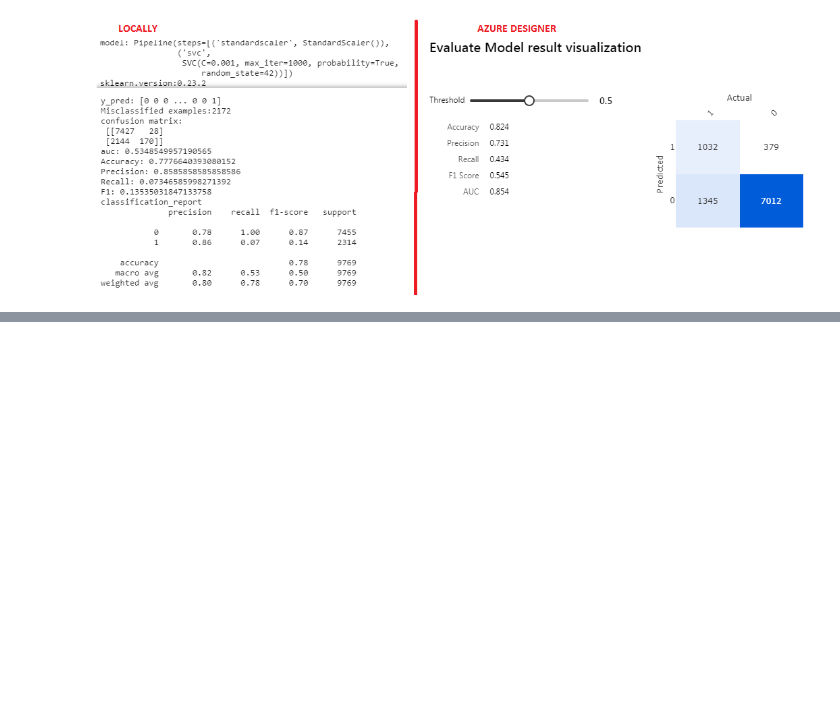
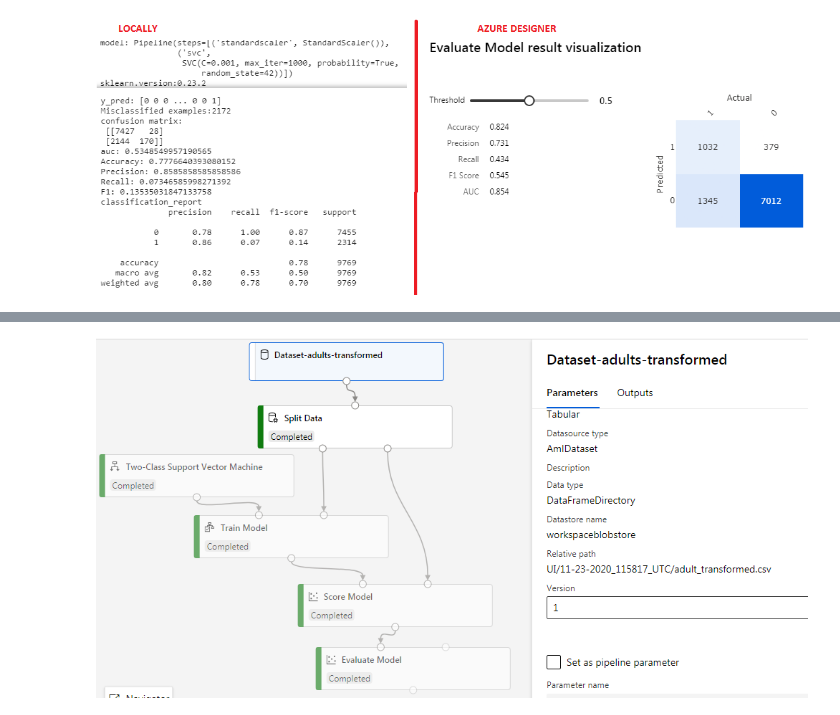
Before and after one commit to habtamu/adversarial-robustness-toolbox, a Jupyter notebook: notebooks/Exp-2_train_adult_SVC_locally.ipynb, the cells around one changed output, grey strips where cells are left out. Drawn from its saved outputs; the diff is of its cells as text; code cells hidden in the pictures; blank space fills up the shorter version.

```diff
--- a/notebooks/Exp-2_train_adult_SVC_locally.ipynb
+++ b/notebooks/Exp-2_train_adult_SVC_locally.ipynb
@@ -371,0 +383,4 @@ Image(filename='images/Azure/Exp-2/SVC/result2.png')
+# %%
+Image(filename='images/Azure/Exp-2/SVC/1-dataset.png')
+# %% [output]
+[figure, added]
```
Also changed, not shown: parts of 23 cells of this notebook, 10 other files.
